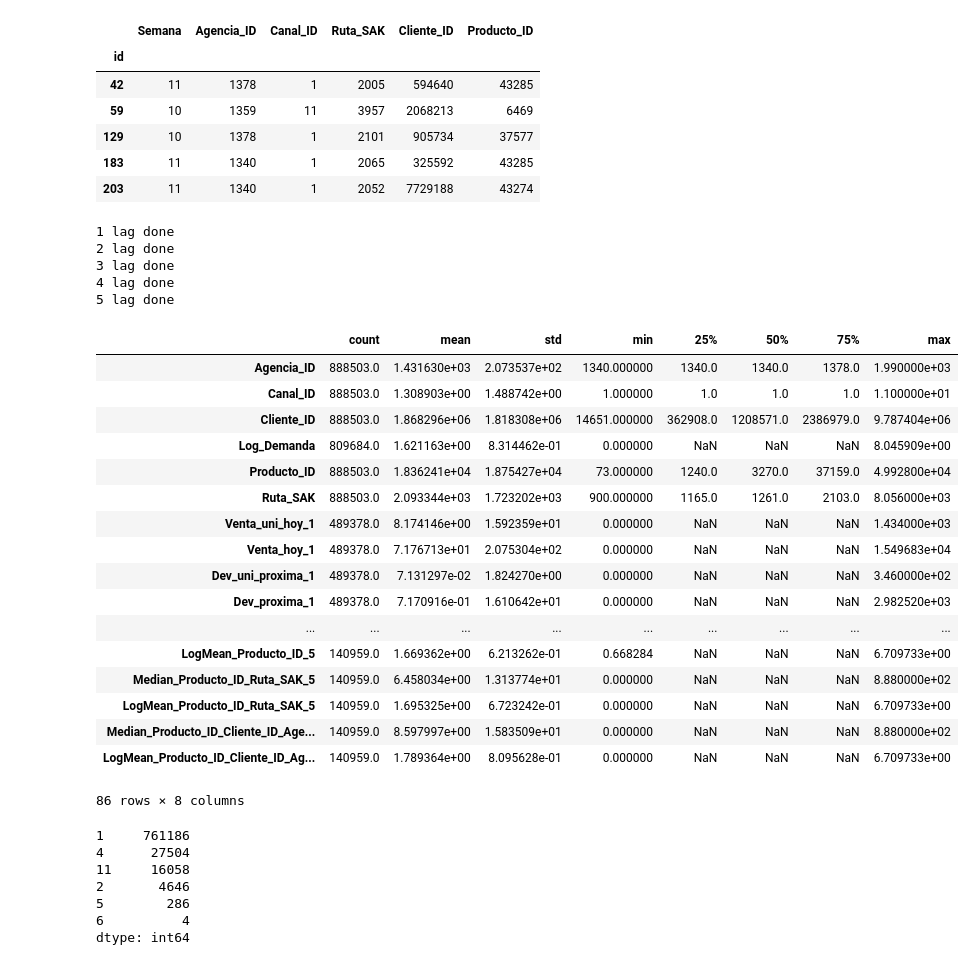
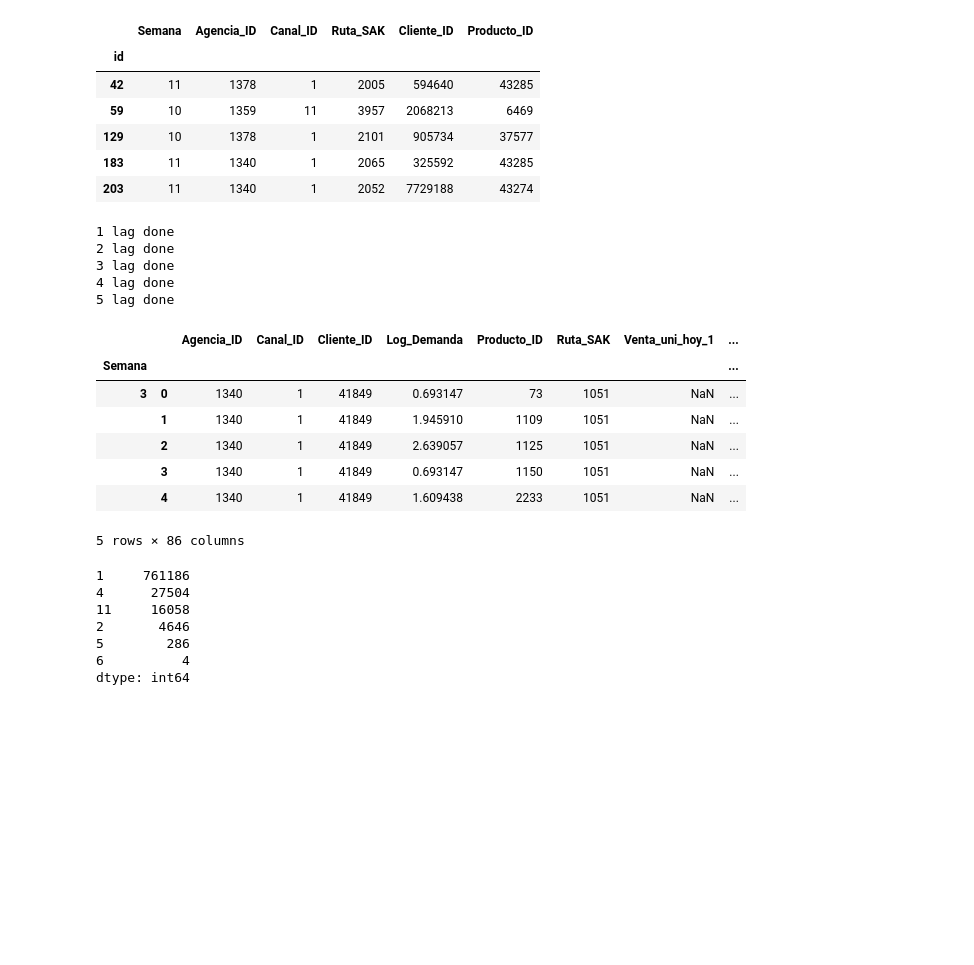
Before and after one commit to ValIlya/KB, a Jupyter notebook: models/models_timeseries_release_v01.ipynb, the cells around one changed output. Drawn from its saved outputs; the diff is of its cells as text; code cells hidden in the pictures; blank space fills up the shorter version.

```diff
--- a/models/models_timeseries_release_v01.ipynb
+++ b/models/models_timeseries_release_v01.ipynb
@@ -64,37 +64,28 @@ del data_test
 # %%
 data = pts.lag_generation(data, n_lags=5)
 data = data.drop([u'Town', u'State', u'Venta_uni_hoy', u'Venta_hoy', u'Dev_uni_proxima',
        u'Dev_proxima', u'Demanda_uni_equil', u'Dev_proxima_by_uni', u'No_remains',
         u'Venta_hoy_by_uni', u'Ordered',u'Median_Producto_ID',
        u'LogMean_Producto_ID', u'Median_Producto_ID_Ruta_SAK',
        u'LogMean_Producto_ID_Ruta_SAK',
        u'Median_Producto_ID_Cliente_ID_Agencia_ID',
-       u'LogMean_Producto_ID_Cliente_ID_Agencia_ID'], axis=1).set_index(u'Semana')
-data.describe().transpose()
+       u'LogMean_Producto_ID_Cliente_ID_Agencia_ID'], axis=1).set_index(u'Semana', append=True)
+data = data.swaplevel(i=0, j=-1, axis=0)
+data.head()
 # %% [output]
 1 lag done
 2 lag done
 3 lag done
 4 lag done
 5 lag done
-|  | count | mean | std | min | 25% | 50% | 75% | max |
-| Agencia_ID | 888503.0 | 1.431630e+03 | 2.073537e+02 | 1340.000000 | 1340.0 | 1340.0 | 1378.0 | 1.990000e+03 |
-| Canal_ID | 888503.0 | 1.308903e+00 | 1.488742e+00 | 1.000000 | 1.0 | 1.0 | 1.0 | 1.100000e+01 |
-| Cliente_ID | 888503.0 | 1.868296e+06 | 1.818308e+06 | 14651.000000 | 362908.0 | 1208571.0 | 2386979.0 | 9.787404e+06 |
-| Log_Demanda | 809684.0 | 1.621163e+00 | 8.314462e-01 | 0.000000 | NaN | NaN | NaN | 8.045909e+00 |
-| Producto_ID | 888503.0 | 1.836241e+04 | 1.875427e+04 | 73.000000 | 1240.0 | 3270.0 | 37159.0 | 4.992800e+04 |
-| Ruta_SAK | 888503.0 | 2.093344e+03 | 1.723202e+03 | 900.000000 | 1165.0 | 1261.0 | 2103.0 | 8.056000e+03 |
-| Venta_uni_hoy_1 | 489378.0 | 8.174146e+00 | 1.592359e+01 | 0.000000 | NaN | NaN | NaN | 1.434000e+03 |
-| Venta_hoy_1 | 489378.0 | 7.176713e+01 | 2.075304e+02 | 0.000000 | NaN | NaN | NaN | 1.549683e+04 |
-| Dev_uni_proxima_1 | 489378.0 | 7.131297e-02 | 1.824270e+00 | 0.000000 | NaN | NaN | NaN | 3.460000e+02 |
-| Dev_proxima_1 | 489378.0 | 7.170916e-01 | 1.610642e+01 | 0.000000 | NaN | NaN | NaN | 2.982520e+03 |
-| ... | ... | ... | ... | ... | ... | ... | ... | ... |
-| LogMean_Producto_ID_5 | 140959.0 | 1.669362e+00 | 6.213262e-01 | 0.668284 | NaN | NaN | NaN | 6.709733e+00 |
-| Median_Producto_ID_Ruta_SAK_5 | 140959.0 | 6.458034e+00 | 1.313774e+01 | 0.000000 | NaN | NaN | NaN | 8.880000e+02 |
-| LogMean_Producto_ID_Ruta_SAK_5 | 140959.0 | 1.695325e+00 | 6.723242e-01 | 0.000000 | NaN | NaN | NaN | 6.709733e+00 |
-| Median_Producto_ID_Cliente_ID_Age... | 140959.0 | 8.597997e+00 | 1.583509e+01 | 0.000000 | NaN | NaN | NaN | 8.880000e+02 |
-| LogMean_Producto_ID_Cliente_ID_Ag... | 140959.0 | 1.789364e+00 | 8.095628e-01 | 0.000000 | NaN | NaN | NaN | 6.709733e+00 |
+|  |  | Agencia_ID | Canal_ID | Cliente_ID | Log_Demanda | Producto_ID | Ruta_SAK | Venta_uni_hoy_1 | ... |
+| Semana |  |  |  |  |  |  |  |  | ... |
+| 3 | 0 | 1340 | 1 | 41849 | 0.693147 | 73 | 1051 | NaN | ... |
+|  | 1 | 1340 | 1 | 41849 | 1.945910 | 1109 | 1051 | NaN | ... |
+|  | 2 | 1340 | 1 | 41849 | 2.639057 | 1125 | 1051 | NaN | ... |
+|  | 3 | 1340 | 1 | 41849 | 0.693147 | 1150 | 1051 | NaN | ... |
+|  | 4 | 1340 | 1 | 41849 | 1.609438 | 2233 | 1051 | NaN | ... |
-86 rows × 8 columns
+5 rows × 86 columns
 # %%
 X_train = data.loc[~data.Log_Demanda.isnull(),:].drop('Log_Demanda', axis=1)
 y_train = data.loc[~data.Log_Demanda.isnull(),'Log_Demanda']
```
Also changed, not shown: parts of 13 cells of this notebook, 1 other file.
